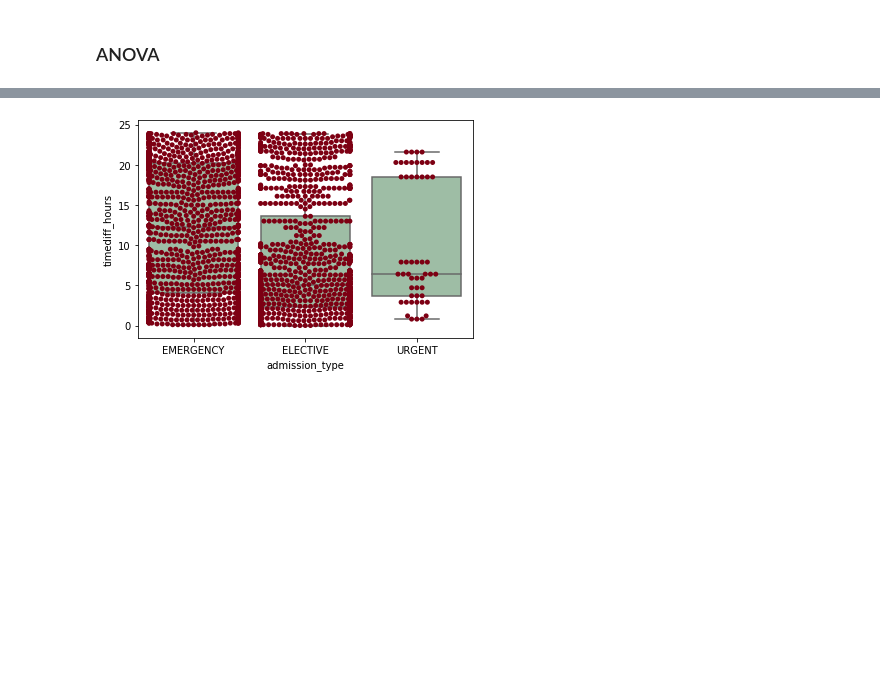
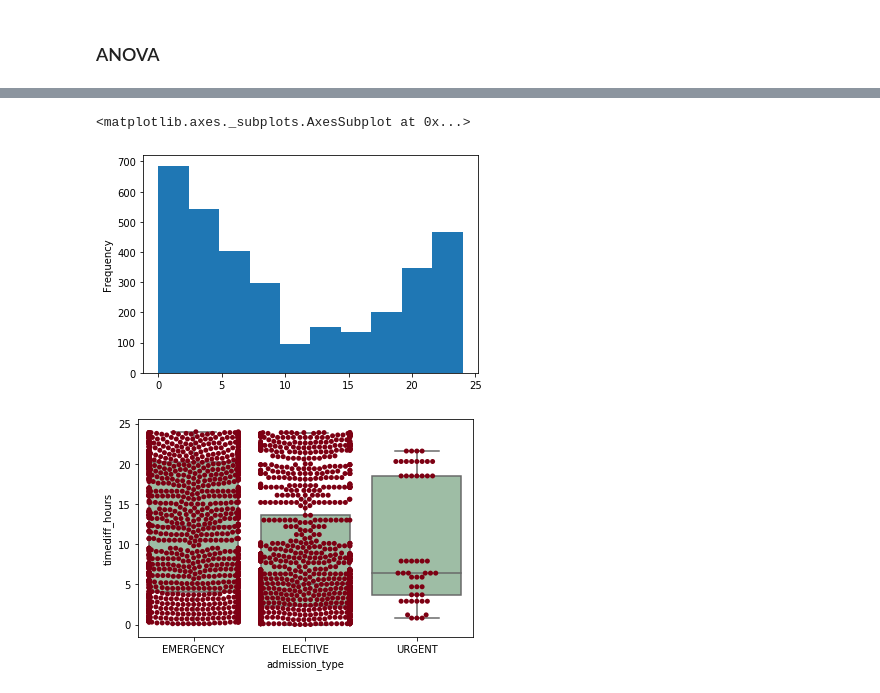
Before and after one commit to derek-y-lee/uclabiostat-thesis, a Jupyter notebook: predict_waitingtime_mimic.ipynb, the cells around one changed output, grey strips where cells are left out. Cells and saved outputs as stored; diff of their text form; code cells hidden in the pictures; blank space fills up the shorter version.

```diff
--- a/predict_waitingtime_mimic.ipynb
+++ b/predict_waitingtime_mimic.ipynb
@@ -412,3 +425,8 @@ Evaluating the correlation matrix, `subject_id` and `row_id` seem to be pretty c
+# %%
+(data['timediff_hours']).plot.hist()
+# %% [output]
+<matplotlib.axes._subplots.AxesSubplot at 0x...>
+[figure, added]
 # %%
 data['timediff_hours'] = (data['outtime'].sub(data['intime']).dt.seconds/60/60).round(1)
 
```
Also changed, not shown: parts of 8 cells of this notebook.
